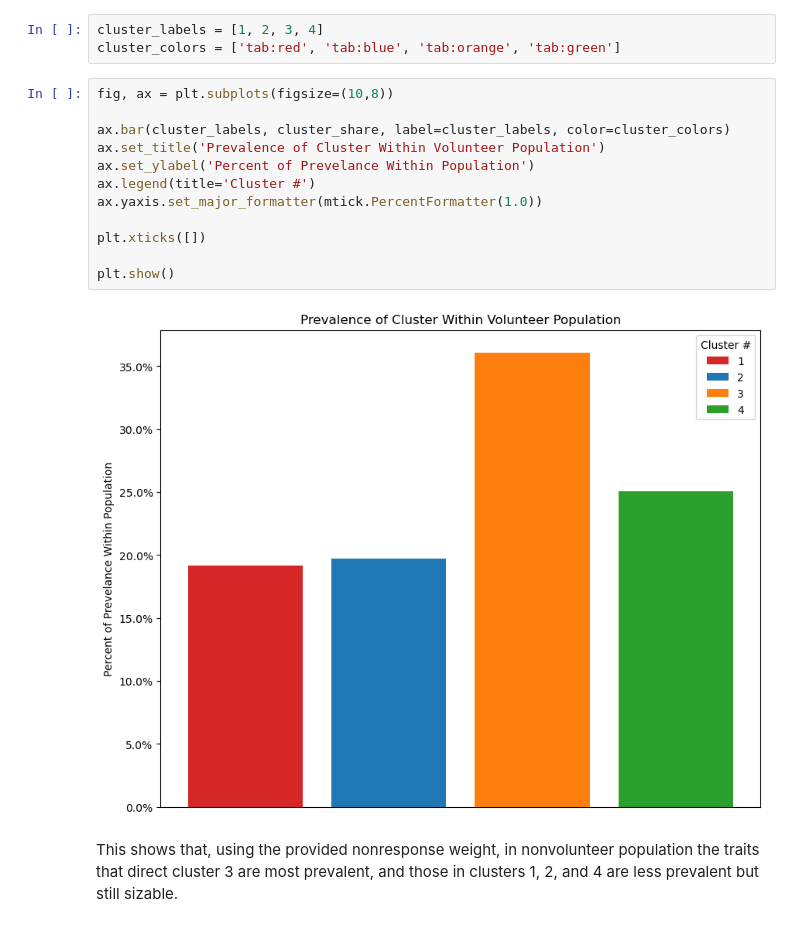
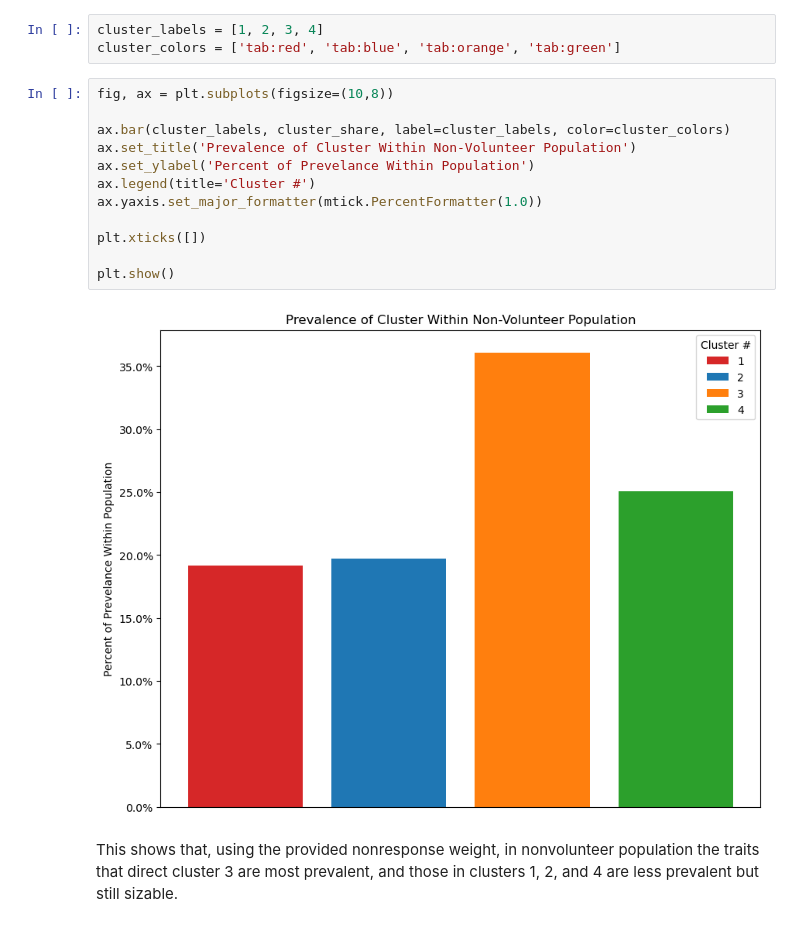
Before and after one commit to Parvus-Iosh-7253/cev-volunteer-segments, a Jupyter notebook: nbs/Model_Analysis.ipynb, the cells around one changed output. Saved outputs shown, nothing was run; the diff lists cells and outputs as text.

```diff
--- a/nbs/Model_Analysis.ipynb
+++ b/nbs/Model_Analysis.ipynb
@@ -925,17 +925,17 @@ cluster_colors = ['tab:red', 'tab:blue', 'tab:orange', 'tab:green']
 # %%
 fig, ax = plt.subplots(figsize=(10,8))
 
 ax.bar(cluster_labels, cluster_share, label=cluster_labels, color=cluster_colors)
-ax.set_title('Prevalence of Cluster Within Volunteer Population')
+ax.set_title('Prevalence of Cluster Within Non-Volunteer Population')
 ax.set_ylabel('Percent of Prevelance Within Population')
 ax.legend(title='Cluster #')
 ax.yaxis.set_major_formatter(mtick.PercentFormatter(1.0))
 
 plt.xticks([])
 
 plt.show()
 # %% [output]
-[figure, old version]
+[figure, new version]
 # %% [markdown]
 This shows that, using the provided nonresponse weight, in nonvolunteer population the traits that direct cluster 3 are most prevalent, and those in clusters 1, 2, and 4 are less prevalent but still sizable.
 # %% [markdown]
```
Also changed, not shown: parts of 4 cells of this notebook.
